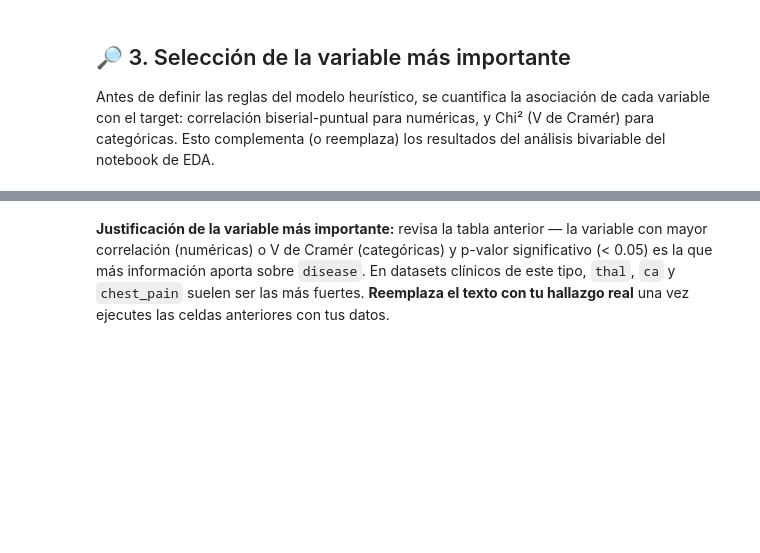
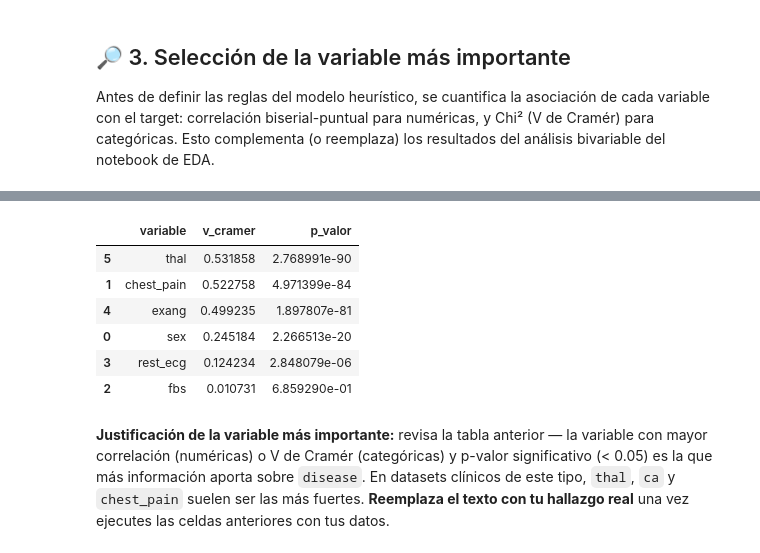
Before and after one commit to ChrisCeb17/hearth-project, a Jupyter notebook: notebooks/5-models/5modelobase_cdcv_20260825.ipynb, the cells around one changed output, grey strips where cells are left out. Cells and saved outputs as stored; diff of their text form; code cells hidden in the pictures; blank space fills up the shorter version.

```diff
--- a/notebooks/5-models/5modelobase_cdcv_20260825.ipynb
+++ b/notebooks/5-models/5modelobase_cdcv_20260825.ipynb
@@ -86,15 +123,25 @@ df_num
 # %%
 # Asociación de variables categóricas con el target (Chi² y V de Cramér)
 resultados_categoricas = []
 for col in cols_categoric_all:
     tabla = pd.crosstab(df[col], df[TARGET])
     chi2, p_valor, dof, _ = stats.chi2_contingency(tabla)
     n = tabla.sum().sum()
     v_cramer = np.sqrt(chi2 / (n * (min(tabla.shape) - 1)))
-    resultados_categoricas.append({"variable": col, "v_cramer": v_cramer, "p_valor": p_valor})
+    resultados_categoricas.append(
+        {"variable": col, "v_cramer": v_cramer, "p_valor": p_valor}
+    )
 
 df_cat = pd.DataFrame(resultados_categoricas).sort_values("v_cramer", ascending=False)
 df_cat
+# %% [output]
+|  | variable | v_cramer | p_valor |
+| 5 | thal | 0.531858 | 2.768991e-90 |
+| 1 | chest_pain | 0.522758 | 4.971399e-84 |
+| 4 | exang | 0.499235 | 1.897807e-81 |
+| 0 | sex | 0.245184 | 2.266513e-20 |
+| 3 | rest_ecg | 0.124234 | 2.848079e-06 |
+| 2 | fbs | 0.010731 | 6.859290e-01 |
 # %% [markdown]
 **Justificación de la variable más importante:** revisa la tabla anterior — la variable con
 mayor correlación (numéricas) o V de Cramér (categóricas) y p-valor significativo (< 0.05) es la
```
Also changed, not shown: parts of 14 cells of this notebook, 1 other file.
